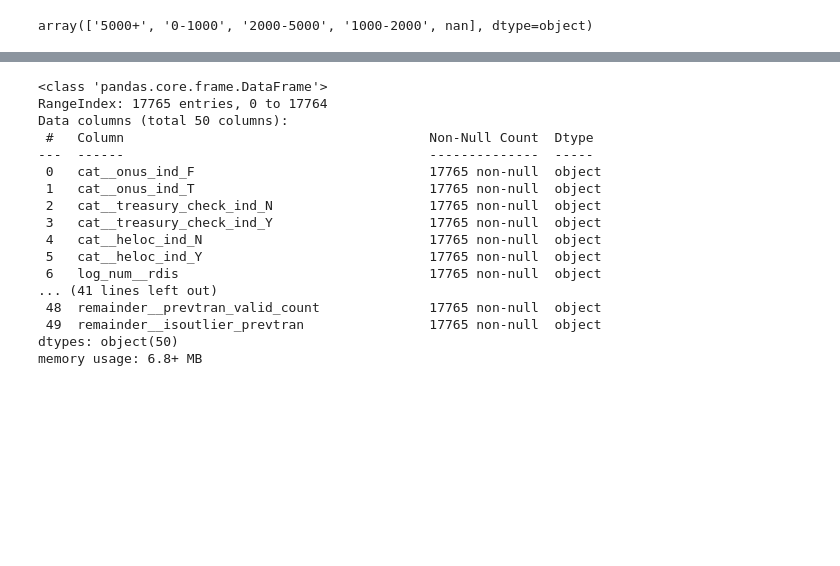
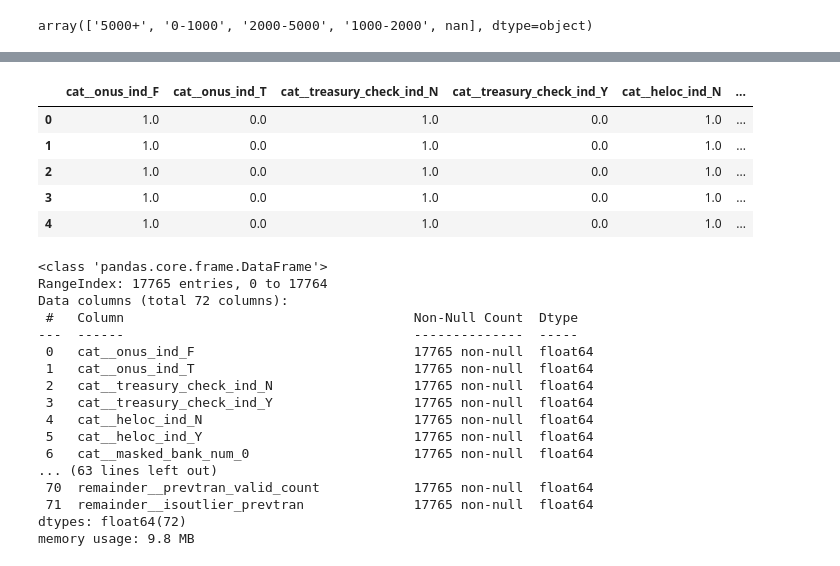
Before and after one commit to YicenYe/Citizens_Project, a Jupyter notebook: feature_engineering_all.ipynb, the cells around one changed output, grey strips where cells are left out. Saved outputs shown, nothing was run; the diff lists cells and outputs as text; code cells hidden in the pictures; blank space fills up the shorter version.

```diff
--- a/feature_engineering_all.ipynb
+++ b/feature_engineering_all.ipynb
@@ -41,15 +44,11 @@ def process_calgorial_features(df):
     )
     df.drop(columns='masked_product_code', inplace=True)
 
-    one_hot_features = ['masked_bank_num', 'masked_account_type', 'masked_product_code_grouped']
-    df = pd.get_dummies(df, columns=one_hot_features)
+    # one_hot_features = ['masked_bank_num', 'masked_account_type', 'masked_product_code_grouped']
+    # df = pd.get_dummies(df, columns=one_hot_features)
 
     df['oao_flg'] = (df['oao_flg'] == 'Y').astype(int)
 
-    cat_ftrs = ['onus_ind', 'treasury_check_ind', 'heloc_ind']
-    categorical_transformer = Pipeline(steps=[
-    ('imputer', SimpleImputer(strategy='constant',fill_value='other')),
-    ('onehot', OneHotEncoder(sparse_output=False,handle_unknown='ignore'))])
 
     '''
     ordinal encoding
@@ -61,18 +60,28 @@ def process_calgorial_features(df):
     # fill missing values with -1
     df['bucket_days_since_open'] = df['bucket_days_since_open'].fillna(-1)
     ordinal_mapping = {
-        '0-1000': 0,
-        '1000-2000': 1,
-        '2000-5000': 2,
-        '5000+': 3
+    '0-1000': 0,
+    '1000-2000': 1,
+    '2000-5000': 2,
+    '5000+': 3,
+    -1: -1
     }
+
     df['bucket_days_since_open'] = df['bucket_days_since_open'].map(ordinal_mapping)
     print(df['bucket_days_since_open'].unique())
 
     df['deposit_dt'] = pd.to_datetime(df['deposit_dt'])
-    df['deposit_quarter'] = df['deposit_dt'].dt.quarter
-    df['deposit_dayofweek'] = df['deposit_dt'].dt.dayofweek
+    df['deposit_quarter'] = df['deposit_dt'].dt.quarter.astype(str)  # convert to str for one-hot
+    df['deposit_dayofweek'] = df['deposit_dt'].dt.dayofweek.astype(str)  # convert to str for one-hot
     df.drop(columns='deposit_dt', inplace=True)
+
+    cat_ftrs = ['onus_ind', 'treasury_check_ind', 'heloc_ind',
+            'masked_bank_num', 'masked_account_type', 'masked_product_code_grouped', 'relationship_balance_new_account', 'oao_flg', 'deposit_dayofweek', 'deposit_quarter']
+
+    categorical_transformer = Pipeline(steps=[
+    ('imputer', SimpleImputer(strategy='constant',fill_value='other')),
+    ('onehot', OneHotEncoder(sparse_output=False,handle_unknown='ignore'))])
+
 
     return categorical_transformer, cat_ftrs
 
@@ -278,20 +336,32 @@ df_final
+# %%
+
+pd.set_option('display.max_columns', None)
+pd.set_option('display.max_rows', None)
+df_final.head(5)
+# %% [output]
+|  | cat__onus_ind_F | cat__onus_ind_T | cat__treasury_check_ind_N | cat__treasury_check_ind_Y | cat__heloc_ind_N | ... |
+| 0 | 1.0 | 0.0 | 1.0 | 0.0 | 1.0 | ... |
+| 1 | 1.0 | 0.0 | 1.0 | 0.0 | 1.0 | ... |
+| 2 | 1.0 | 0.0 | 1.0 | 0.0 | 1.0 | ... |
+| 3 | 1.0 | 0.0 | 1.0 | 0.0 | 1.0 | ... |
+| 4 | 1.0 | 0.0 | 1.0 | 0.0 | 1.0 | ... |
 # %%
 df_final.info()
 # %% [output]
 <class 'pandas.core.frame.DataFrame'>
 RangeIndex: 17765 entries, 0 to 17764
-Data columns (total 50 columns):
- #   Column                                       Non-Null Count  Dtype
----  ------                                       --------------  -----
- 0   cat__onus_ind_F                              17765 non-null  object
- 1   cat__onus_ind_T                              17765 non-null  object
- 2   cat__treasury_check_ind_N                    17765 non-null  object
- 3   cat__treasury_check_ind_Y                    17765 non-null  object
- 4   cat__heloc_ind_N                             17765 non-null  object
- 5   cat__heloc_ind_Y                             17765 non-null  object
- 6   log_num__rdis                                17765 non-null  object
-... (41 lines left out)
- 48  remainder__prevtran_valid_count              17765 non-null  object
- 49  remainder__isoutlier_prevtran                17765 non-null  object
-dtypes: object(50)
-memory usage: 6.8+ MB
+Data columns (total 72 columns):
+ #   Column                                     Non-Null Count  Dtype
+---  ------                                     --------------  -----
+ 0   cat__onus_ind_F                            17765 non-null  float64
+ 1   cat__onus_ind_T                            17765 non-null  float64
+ 2   cat__treasury_check_ind_N                  17765 non-null  float64
+ 3   cat__treasury_check_ind_Y                  17765 non-null  float64
+ 4   cat__heloc_ind_N                           17765 non-null  float64
+ 5   cat__heloc_ind_Y                           17765 non-null  float64
+ 6   cat__masked_bank_num_0                     17765 non-null  float64
+... (63 lines left out)
+ 70  remainder__prevtran_valid_count            17765 non-null  float64
+ 71  remainder__isoutlier_prevtran              17765 non-null  float64
+dtypes: float64(72)
+memory usage: 9.8 MB
```
Also changed, not shown: parts of 9 cells of this notebook.
